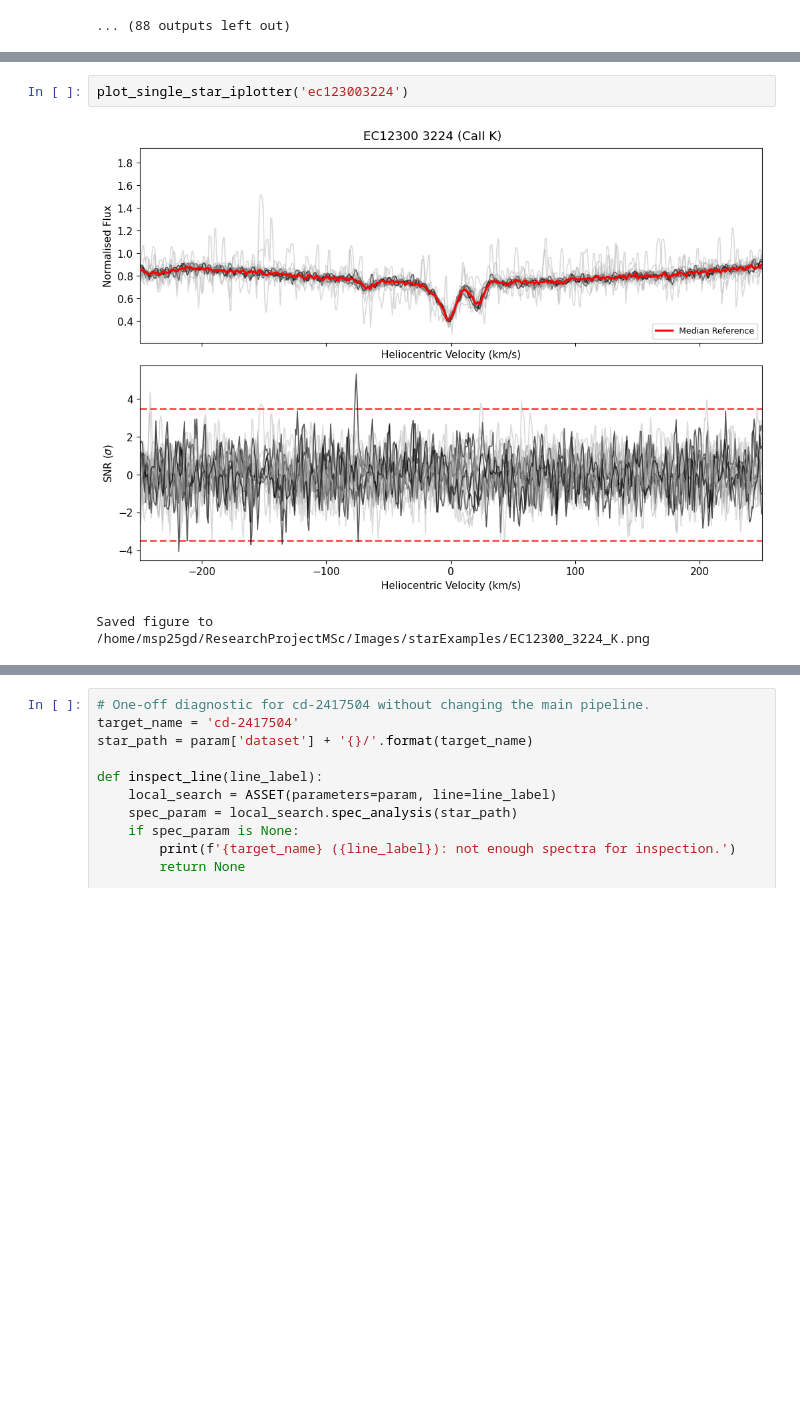
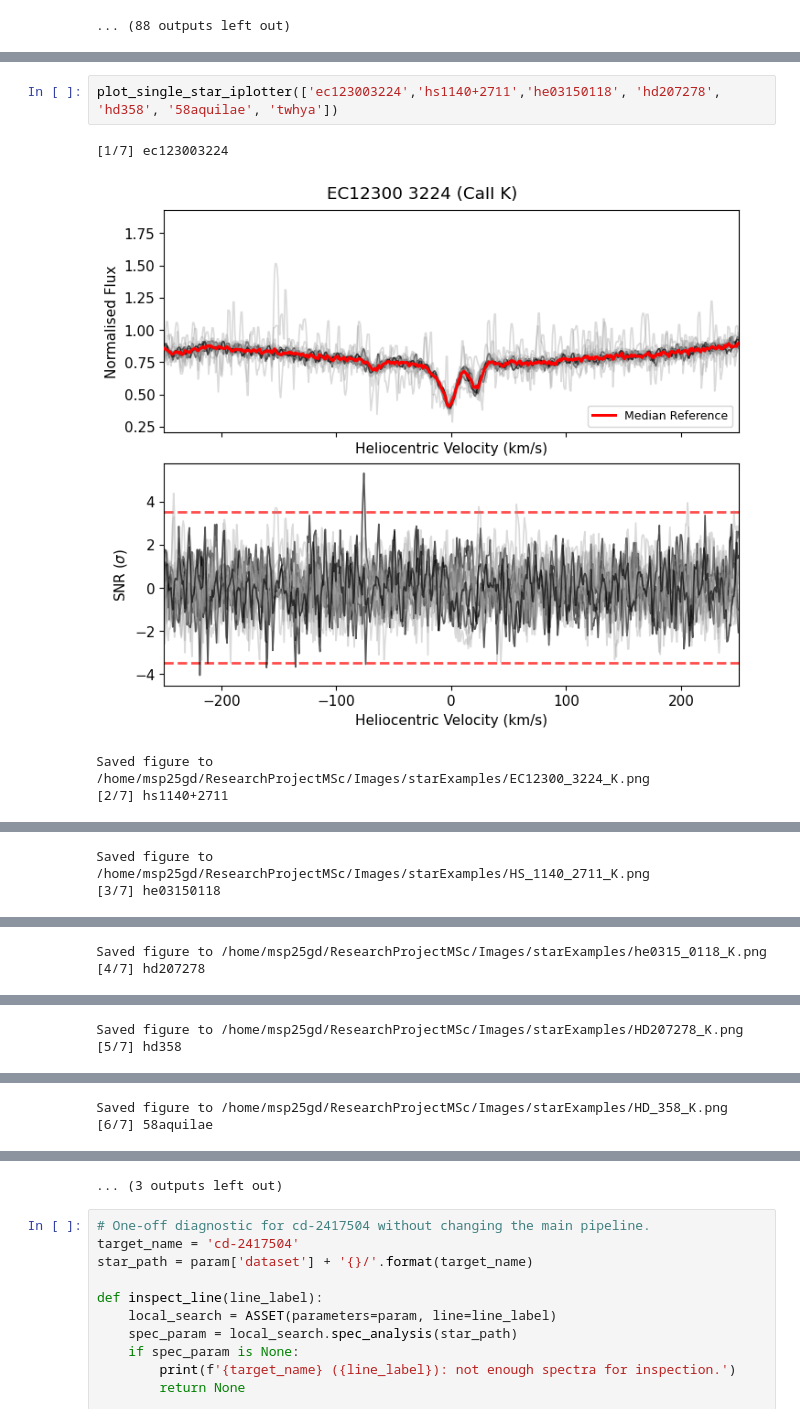
Before and after one commit to AstroHohen/ResearchProjectMSc, a Jupyter notebook: HR/search/iplotter.ipynb, the cells around one changed output, grey strips where cells are left out. Cells and saved outputs as stored; diff of their text form; blank space fills up the shorter version.

```diff
--- a/HR/search/iplotter.ipynb
+++ b/HR/search/iplotter.ipynb
@@ -603,5 +606,7 @@ def plot_single_star_iplotter(star_name, line='K', save_path=None, show=True):
 # %%
-plot_single_star_iplotter('ec123003224')
+plot_single_star_iplotter(['ec123003224','hs1140+2711','he03150118', 'hd207278', 'hd358', '58aquilae', 'twhya'])
 # %% [output]
+[1/7] ec123003224
-[figure, old version]
+[figure, new version]
-Saved figure to /home/msp25gd/ResearchProjectMSc/Images/starExamples/EC12300_3224_K.png
+Saved figure to /home/msp25gd/ResearchProjectMSc/Images/starExamples/EC12300_3224_K.png
+[2/7] hs1140+2711
@@ -608,0 +614,2 @@ Saved figure to /home/msp25gd/ResearchProjectMSc/Images/starExamples/EC12300_322
+Saved figure to /home/msp25gd/ResearchProjectMSc/Images/starExamples/HS_1140_2711_K.png
+[3/7] he03150118
@@ -608,0 +617,2 @@ Saved figure to /home/msp25gd/ResearchProjectMSc/Images/starExamples/EC12300_322
+Saved figure to /home/msp25gd/ResearchProjectMSc/Images/starExamples/he0315_0118_K.png
+[4/7] hd207278
@@ -608,0 +620,2 @@ Saved figure to /home/msp25gd/ResearchProjectMSc/Images/starExamples/EC12300_322
+Saved figure to /home/msp25gd/ResearchProjectMSc/Images/starExamples/HD207278_K.png
+[5/7] hd358
@@ -608,0 +623,2 @@ Saved figure to /home/msp25gd/ResearchProjectMSc/Images/starExamples/EC12300_322
+Saved figure to /home/msp25gd/ResearchProjectMSc/Images/starExamples/HD_358_K.png
+[6/7] 58aquilae
@@ -609,3 +626,4 @@ Saved figure to /home/msp25gd/ResearchProjectMSc/Images/starExamples/EC12300_322
+... (3 outputs left out)
 # %%
 # One-off diagnostic for cd-2417504 without changing the main pipeline.
 target_name = 'cd-2417504'
```
Also changed, not shown: parts of 2 cells of this notebook, 7 other files.
